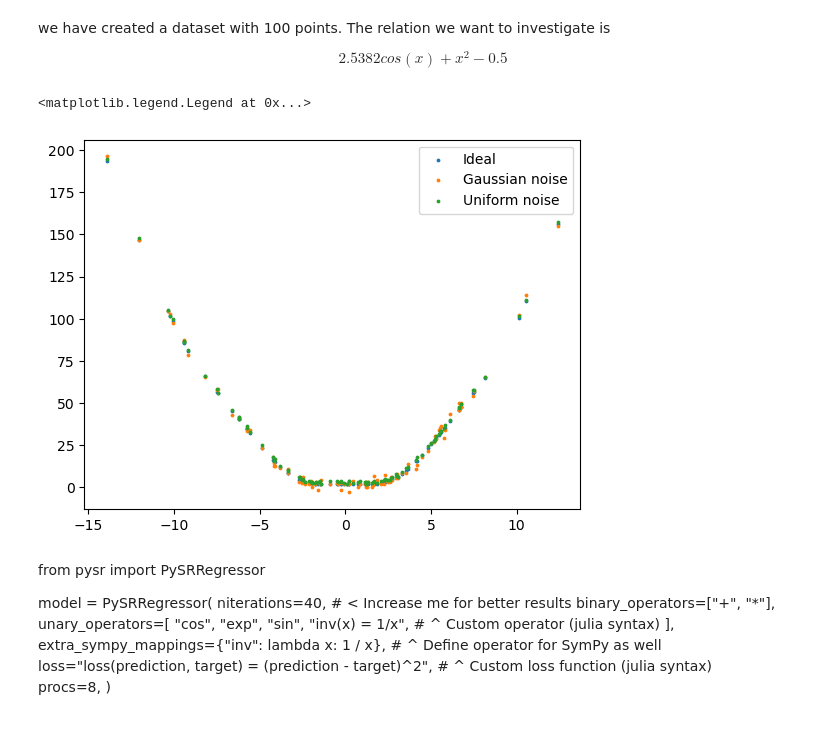
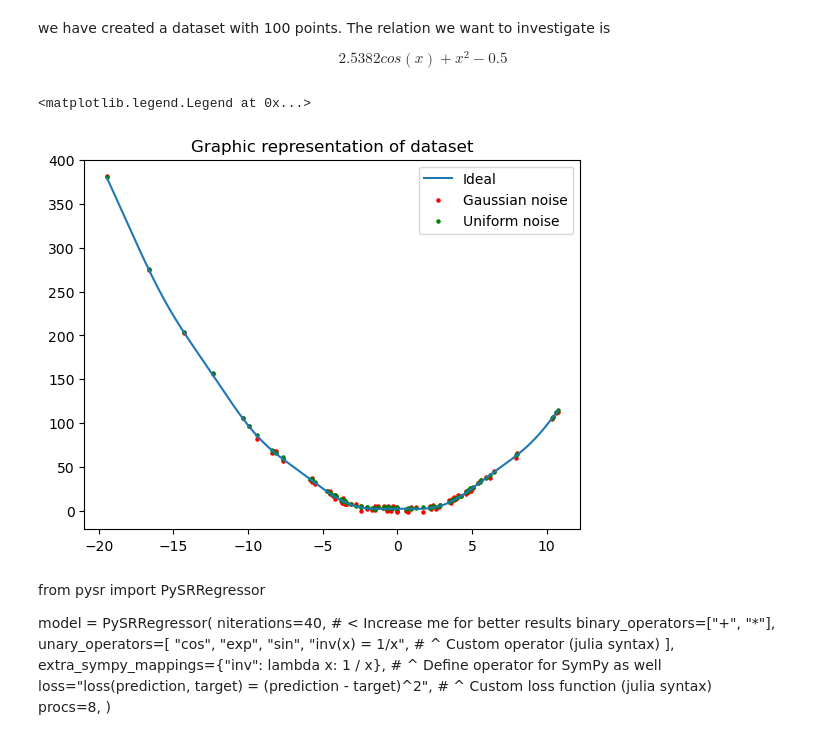
Before and after one commit to farocrown/Simreg, a Jupyter notebook: sr_try1.ipynb, the cells around one changed output. Drawn from its saved outputs; the diff is of its cells as text; code cells hidden in the pictures.

```diff
--- a/sr_try1.ipynb
+++ b/sr_try1.ipynb
@@ -24,13 +22,16 @@ y = 2.5382 * np.cos(X) + X ** 2 - 0.5
 n = y + a*np.random.randn(100,1)
 u = y + a*np.random.rand(100,1)
 # %%
-plt.scatter(X,y, label='Ideal', s=3)
-plt.scatter(X,n, label='Gaussian noise', s=3)
-plt.scatter(X,u, label='Uniform noise', s=3)
+x = np.arange(np.min(X),np.max(X)+0.2, 0.2)
+g = 2.5382 * np.cos(x) + x ** 2 - 0.5
+plt.plot(x,g, label='Ideal')
+plt.scatter(X,n, label='Gaussian noise', s=5, color='r')
+plt.scatter(X,u, label='Uniform noise', s=5, color='green')
+plt.title('Graphic representation of dataset')
 plt.legend()
 # %% [output]
 <matplotlib.legend.Legend at 0x...>
-[figure, old version]
+[figure, new version]
 # %% [markdown]
 from pysr import PySRRegressor
 
```
Also changed, not shown: parts of 40 cells of this notebook.
